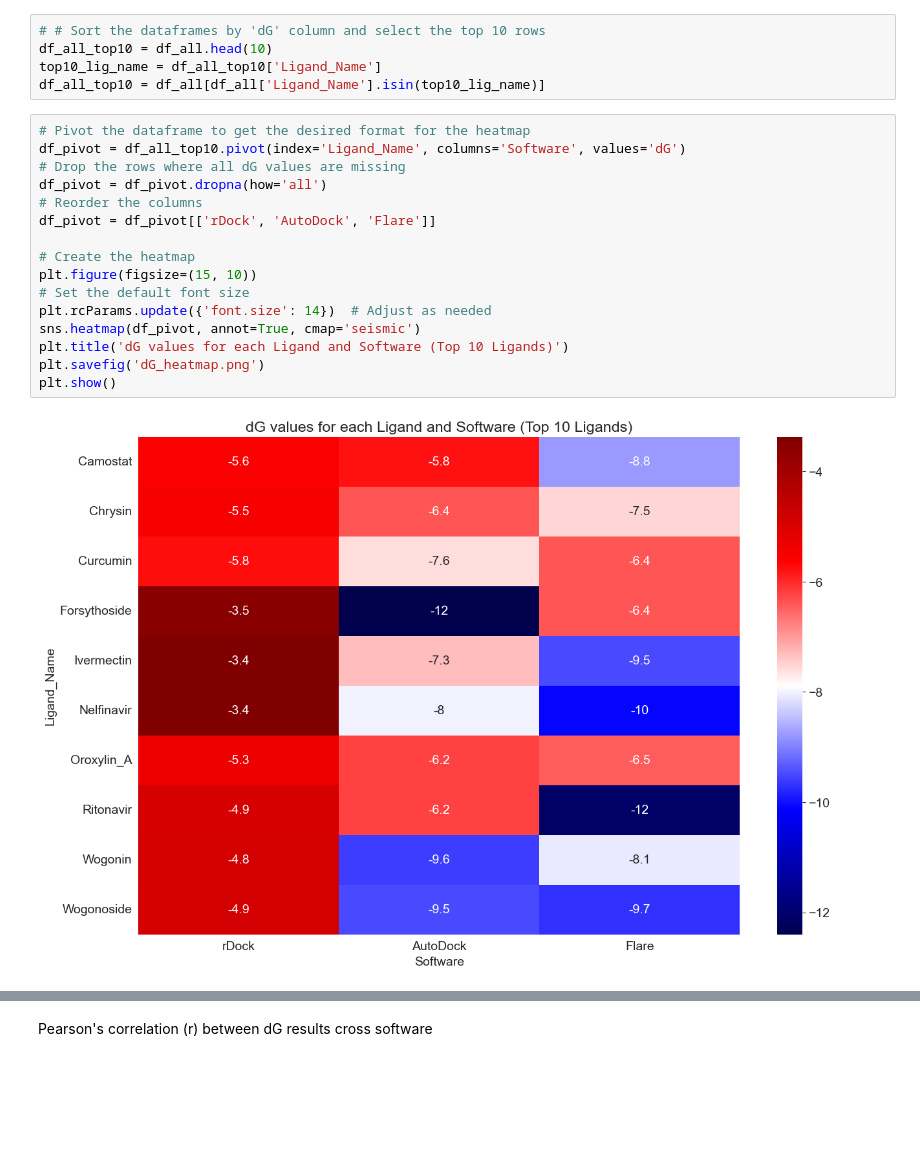
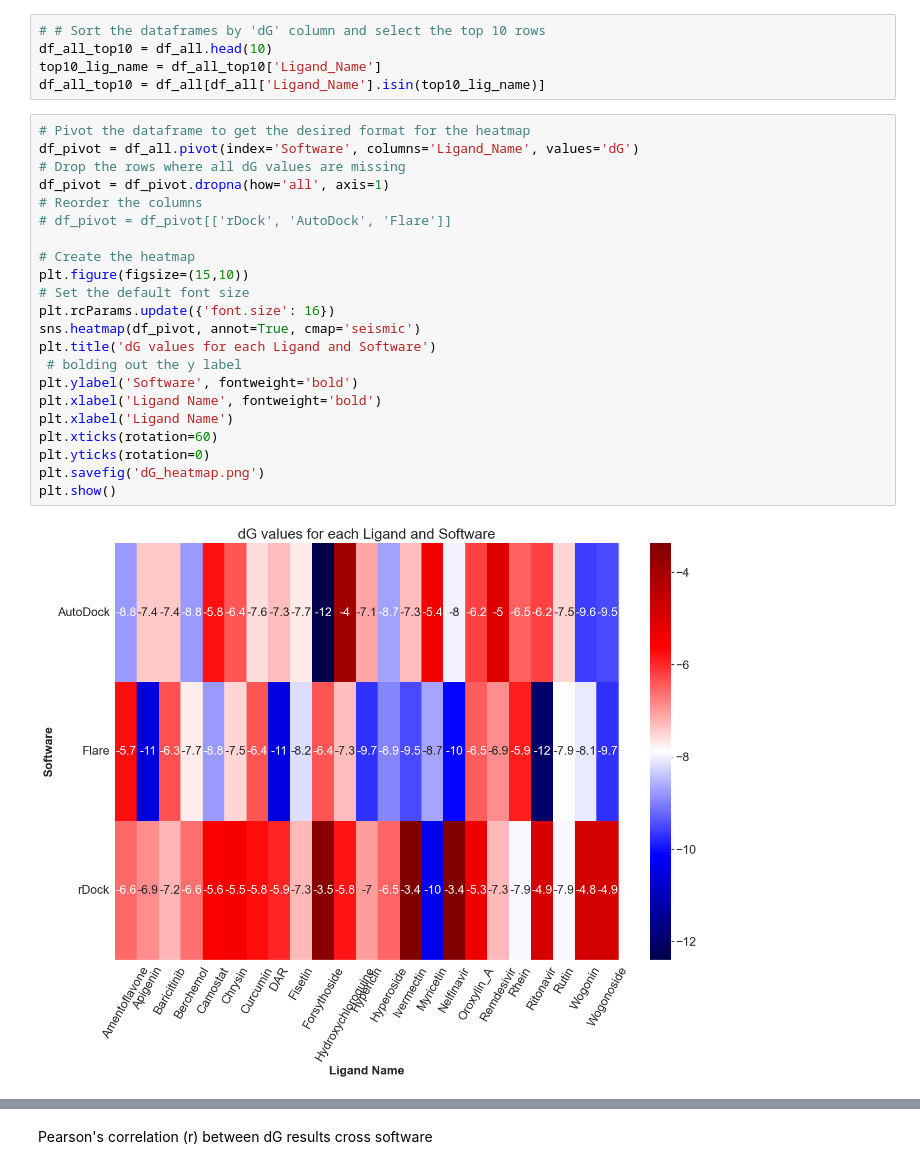
Before and after one commit to GrignardReagent/SARS-CoV-2-Docking-Project, a Jupyter notebook: presentation_prep.ipynb, the cells around one changed output, grey strips where cells are left out. Saved outputs shown, nothing was run; the diff lists cells and outputs as text; blank space fills up the shorter version.

```diff
--- a/presentation_prep.ipynb
+++ b/presentation_prep.ipynb
@@ -129,22 +131,28 @@ top10_lig_name = df_all_top10['Ligand_Name']
 df_all_top10 = df_all[df_all['Ligand_Name'].isin(top10_lig_name)]
 # %%
 # Pivot the dataframe to get the desired format for the heatmap
-df_pivot = df_all_top10.pivot(index='Ligand_Name', columns='Software', values='dG')
+df_pivot = df_all.pivot(index='Software', columns='Ligand_Name', values='dG')
 # Drop the rows where all dG values are missing
-df_pivot = df_pivot.dropna(how='all')
+df_pivot = df_pivot.dropna(how='all', axis=1)
 # Reorder the columns
-df_pivot = df_pivot[['rDock', 'AutoDock', 'Flare']]
+# df_pivot = df_pivot[['rDock', 'AutoDock', 'Flare']]
 
 # Create the heatmap
-plt.figure(figsize=(15, 10))
+plt.figure(figsize=(15,10))
 # Set the default font size
-plt.rcParams.update({'font.size': 14})  # Adjust as needed
+plt.rcParams.update({'font.size': 16})
 sns.heatmap(df_pivot, annot=True, cmap='seismic')
-plt.title('dG values for each Ligand and Software (Top 10 Ligands)')
+plt.title('dG values for each Ligand and Software')
+ # bolding out the y label
+plt.ylabel('Software', fontweight='bold')
+plt.xlabel('Ligand Name', fontweight='bold')
+plt.xlabel('Ligand Name')
+plt.xticks(rotation=60)
+plt.yticks(rotation=0)
 plt.savefig('dG_heatmap.png')
 plt.show()
 # %% [output]
-[figure, old version]
+[figure, new version]
 # %%
 #draw a heatmap to show results for Ritonavir, Forsythoside, Wogonoside, and Myricetin
 ligands = ['Ritonavir', 'Forsythoside', 'Wogonoside', 'Myricetin']
```
Also changed, not shown: parts of 9 cells of this notebook, 25 other files.
